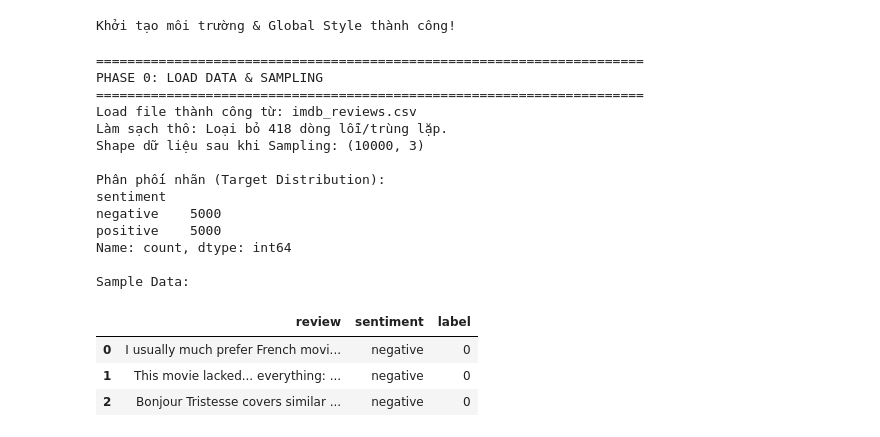
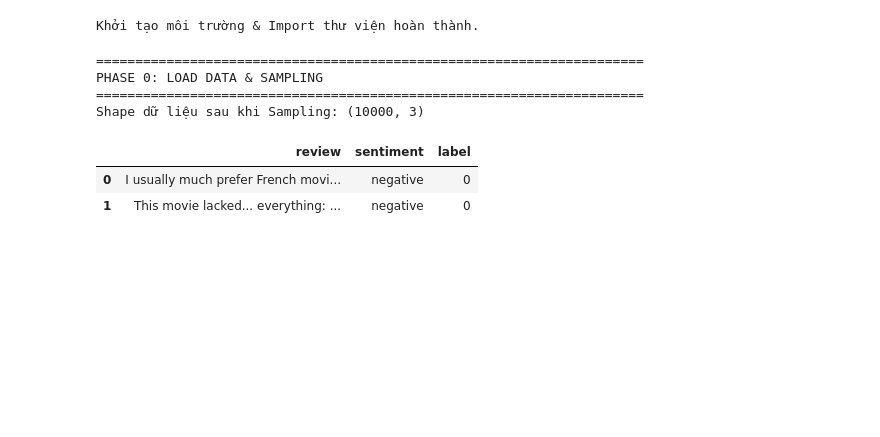
Before and after one commit to RamanujanJR/CSC14004-Lab-1, a Jupyter notebook: notebooks/06_text_preprocessing.ipynb, the cells around one changed output. Saved outputs shown, nothing was run; the diff lists cells and outputs as text; code cells hidden in the pictures; blank space fills up the shorter version.

```diff
--- a/notebooks/06_text_preprocessing.ipynb
+++ b/notebooks/06_text_preprocessing.ipynb
@@ -14,107 +12,77 @@ warnings.filterwarnings("ignore")
 
 import os
 import re
-import time
 import pandas as pd
 import numpy as np
 import matplotlib.pyplot as plt
 import seaborn as sns
 from tqdm import tqdm
 
-# Thư viện NLP
+# Thư viện NLP & Hình thái từ
 import nltk
 from nltk.corpus import stopwords
-from nltk.stem import PorterStemmer, WordNetLemmatizer
+from nltk.stem import PorterStemmer, SnowballStemmer, WordNetLemmatizer
+from tokenizers import Tokenizer
+from tokenizers.models import BPE
+from tokenizers.trainers import BpeTrainer
+from tokenizers.pre_tokenizers import Whitespace
 
-# Thư viện Machine Learning (Cho các bước thực nghiệm phía sau)
+# Thư viện Machine Learning & Đo lường
 from sklearn.feature_extraction.text import TfidfVectorizer, CountVectorizer
-from sklearn.model_selection import StratifiedKFold, cross_val_score
+from sklearn.model_selection import StratifiedKFold, cross_val_score, train_test_split
 from sklearn.naive_bayes import MultinomialNB
 from sklearn.linear_model import LogisticRegression
+from sklearn.svm import LinearSVC
+from sklearn.feature_selection import mutual_info_classif
 from sklearn.manifold import TSNE
-from sklearn.metrics import silhouette_score
+from sklearn.metrics import silhouette_score, pairwise_distances
 
-# Tải các gói dữ liệu ngôn ngữ của NLTK (chạy ngầm không rác terminal)
+# Tải gói ngôn ngữ NLTK
 nltk.download('punkt', quiet=True)
+nltk.download('punkt_tab', quiet=True)
 nltk.download('stopwords', quiet=True)
 nltk.download('wordnet', quiet=True)
 
-# =============================================================================
-# GLOBAL STYLE
-# =============================================================================
-plt.rcParams.update({
-    "figure.facecolor": "white",
-    "axes.facecolor": "white",
-    "savefig.facecolor": "white",
-    "axes.edgecolor": "#cccccc",
-    "axes.grid": True,
-    "grid.color": "#eeeeee",
-    "grid.linestyle": "--",
-    "font.size": 11,
-})
+# Global Style cho biểu đồ
+plt.rcParams.update({"figure.facecolor": "white", "axes.grid": True, "grid.linestyle": "--"})
 PALETTE = ["#4C72B0", "#DD8452", "#55A868", "#C44E52", "#8172B2"]
-
-print("Khởi tạo môi trường & Global Style thành công!")
+print("Khởi tạo môi trường & Import thư viện hoàn thành.")
 # %% [output]
-Khởi tạo môi trường & Global Style thành công!
+Khởi tạo môi trường & Import thư viện hoàn thành.
 # %%
 # =============================================================================
-# LOAD DATA & DEFENSIVE PREPARATION
+# PHASE 0: LOAD DATA & SAMPLING
 # =============================================================================
 print("=" * 70)
 print("PHASE 0: LOAD DATA & SAMPLING")
 print("=" * 70)
 
-# Cấu trúc đường dẫn linh hoạt (chạy được cả ở thư mục gốc lẫn trong folder notebooks)
+# Load dữ liệu (Hỗ trợ 2 đường dẫn linh hoạt)
 file_path = "imdb_reviews.csv" if os.path.exists("imdb_reviews.csv") else "../data/raw/imdb_reviews.csv"
+df_raw = pd.read_csv(file_path)
 
-try:
-    df_raw = pd.read_csv(file_path)
-    print(f"Load file thành công từ: {file_path}")
-except FileNotFoundError:
-    print("[LỖI] Không tìm thấy file imdb_reviews.csv. Vui lòng kiểm tra lại!")
-    raise
-
-# 1. Tư duy phòng thủ: Loại bỏ NaN và Duplicates TRƯỚC KHI lấy mẫu
-initial_len = len(df_raw)
+# Làm sạch thô: Loại bỏ NaN và Duplicates
 df_raw = df_raw.dropna(subset=['review', 'sentiment'])
 df_raw = df_raw.drop_duplicates(subset=['review']).reset_index(drop=True)
-print(f"Làm sạch thô: Loại bỏ {initial_len - len(df_raw):,} dòng lỗi/trùng lặp.")
 
-# 2. Lấy mẫu 10,000 dòng có stratify (đảm bảo tỷ lệ cân bằng 50:50)
-SAMPLE_SIZE = 10000
-n_per_class = SAMPLE_SIZE // 2
-
+# Lấy mẫu cân bằng 10,000 dòng
+n_per_class = 10000 // 2
 df = df_raw.groupby('sentiment', group_keys=False).apply(
     lambda x: x.sample(min(len(x), n_per_class), random_state=42)
 ).reset_index(drop=True)
 
-# 3. Đổi nhãn thành nhị phân (positive -> 1, negative -> 0)
+# Mã hóa nhãn (Positive -> 1, Negative -> 0)
 df['label'] = (df['sentiment'] == 'positive').astype(int)
 
 print(f"Shape dữ liệu sau khi Sampling: {df.shape}")
-print("\nPhân phối nhãn (Target Distribution):")
-print(df['sentiment'].value_counts())
-print("\nSample Data:")
-display(df[['review', 'sentiment', 'label']].head(3))
+display(df[['review', 'sentiment', 'label']].head(2))
 # %% [output]
 ======================================================================
 PHASE 0: LOAD DATA & SAMPLING
 ======================================================================
-Load file thành công từ: imdb_reviews.csv
-Làm sạch thô: Loại bỏ 418 dòng lỗi/trùng lặp.
 Shape dữ liệu sau khi Sampling: (10000, 3)
-
-Phân phối nhãn (Target Distribution):
-sentiment
-negative    5000
-positive    5000
-Name: count, dtype: int64
-
-Sample Data:
 |  | review | sentiment | label |
 | 0 | I usually much prefer French movi... | negative | 0 |
 | 1 | This movie lacked... everything: ... | negative | 0 |
-| 2 | Bonjour Tristesse covers similar ... | negative | 0 |
 # %% [markdown]
 ## 1. Pipeline Chuẩn hóa văn bản (Text Normalization)
```
Also changed, not shown: parts of 29 cells of this notebook.
